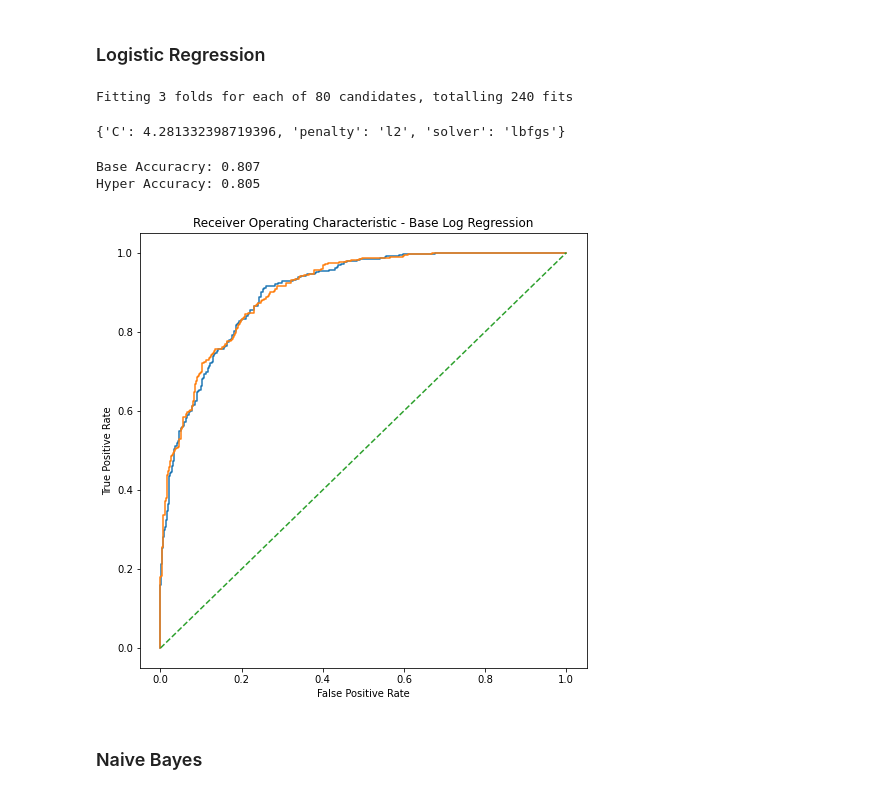
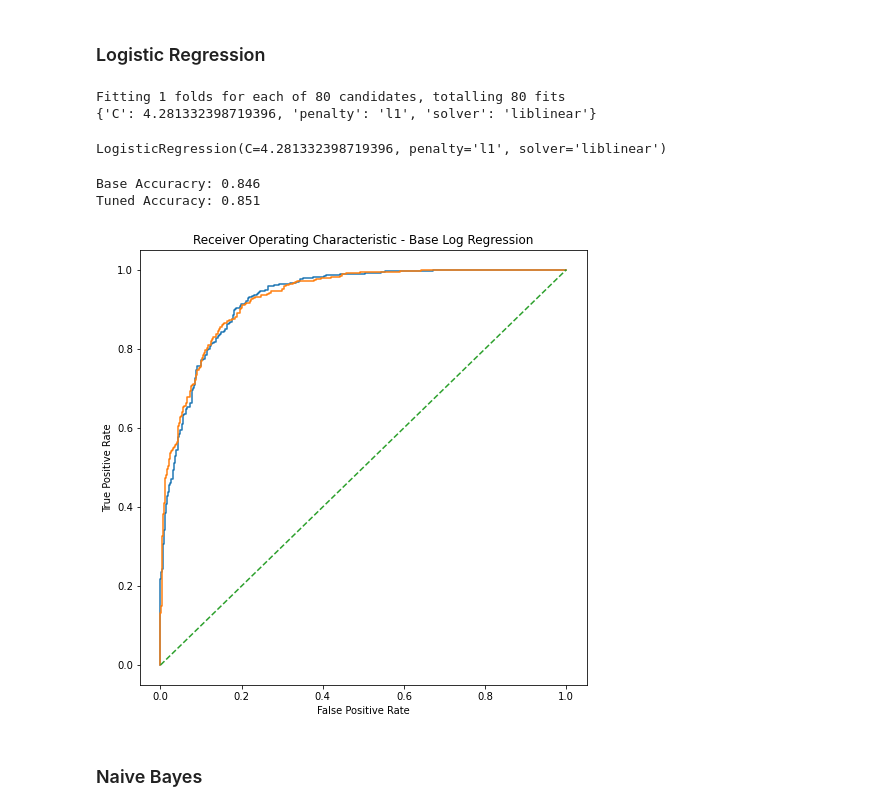
Before and after one commit to Numinator/ds, a Jupyter notebook: final/final.ipynb, the cells around one changed output. Saved outputs shown, nothing was run; the diff lists cells and outputs as text; code cells hidden in the pictures.

```diff
--- a/final/final.ipynb
+++ b/final/final.ipynb
@@ -367,39 +380,40 @@ lrcv_clf = GridSearchCV(logreg_model, param_grid = logreg_param, cv=3, verbose =
 # %%
-lrbase_clf = logreg_model.fit(TFIDF_Xtrain, y_train)
+LR_base = LR_model.fit(TFIDF_Xtrain, y_train)
+# %%
+LR_gs.fit(TFIDF_Xtrainval, y_trainval)
+LR_bestparam = LR_gs.best_params_
+print(LR_bestparam)
+# %% [output]
+Fitting 1 folds for each of 80 candidates, totalling 80 fits
+{'C': 4.281332398719396, 'penalty': 'l1', 'solver': 'liblinear'}
 # %%
-lrhyper_clf = lrcv_clf.fit(TFIDF_Xtrain, y_train)
+LR_tuned = linear_model.LogisticRegression(**LR_bestparam)
+LR_tuned.fit(TFIDF_Xtrain, y_train)
 # %% [output]
-Fitting 3 folds for each of 80 candidates, totalling 240 fits
+LogisticRegression(C=4.281332398719396, penalty='l1', solver='liblinear')
-# %%
-lrhyper_clf.best_estimator_
-lrhyper_clf.best_params_
-# %% [output]
-{'C': 4.281332398719396, 'penalty': 'l2', 'solver': 'lbfgs'}
 # %%
-lrhyper_clf.score(TFIDF_Xtrain, y_train)
-
-print (f'Base Accuracry: {lrbase_clf.score(TFIDF_Xtest, y_test):.3f}\nHyper Accuracy: {lrhyper_clf.score(TFIDF_Xtest, y_test):.3f}')
+print (f'Base Accuracry: {LR_base.score(TFIDF_Xtest, y_test):.3f}\nTuned Accuracy: {LR_tuned.score(TFIDF_Xtest, y_test):.3f}')
 # %% [output]
-Base Accuracry: 0.807
-Hyper Accuracy: 0.805
+Base Accuracry: 0.846
+Tuned Accuracy: 0.851
 # %%
-lrbase_predict_proba = lrbase_clf.predict_proba(TFIDF_Xtest)[::,1]
-lrhyper_predict_proba = lrhyper_clf.predict_proba(TFIDF_Xtest)[::,1]
+LRbase_pp = LR_base.predict_proba(TFIDF_Xtest)[::,1]
+LRtuned_pp = LR_tuned.predict_proba(TFIDF_Xtest)[::,1]
 
-lrbase_fpr, lrbase_tpr, _ = metrics.roc_curve(y_test, lrbase_predict_proba)
-lrhyper_fpr, lrhyper_tpr, _ = metrics.roc_curve(y_test, lrhyper_predict_proba)
+LRbase_fpr, LRbase_tpr, _ = metrics.roc_curve(y_test, LRbase_pp)
+LRtuned_fpr, LRtuned_tpr, _ = metrics.roc_curve(y_test, LRtuned_pp)
 # %%
 plt.subplots(1, figsize=(8,8))
 
 plt.title('Receiver Operating Characteristic - Base Log Regression')
-plt.plot(lrbase_fpr, lrbase_tpr)
-plt.plot(lrhyper_fpr, lrhyper_tpr)
+plt.plot(LRbase_fpr, LRbase_tpr)
+plt.plot(LRtuned_fpr, LRtuned_tpr)
 plt.plot([0, 1], ls="--")
 plt.ylabel('True Positive Rate')
 plt.xlabel('False Positive Rate')
 plt.show()
 # %% [output]
-[figure, old version]
+[figure, new version]
 # %% [markdown]
 ### Naive Bayes
 # %%
```
Also changed, not shown: parts of 30 cells of this notebook.
